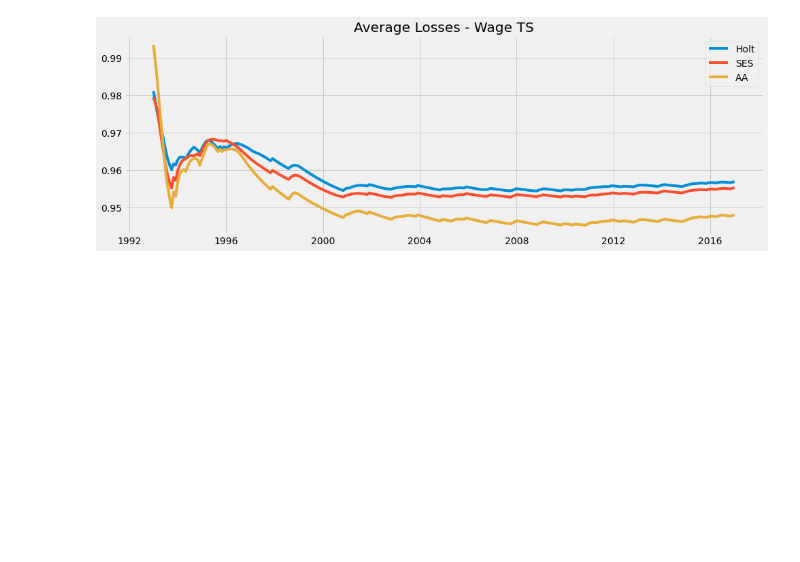
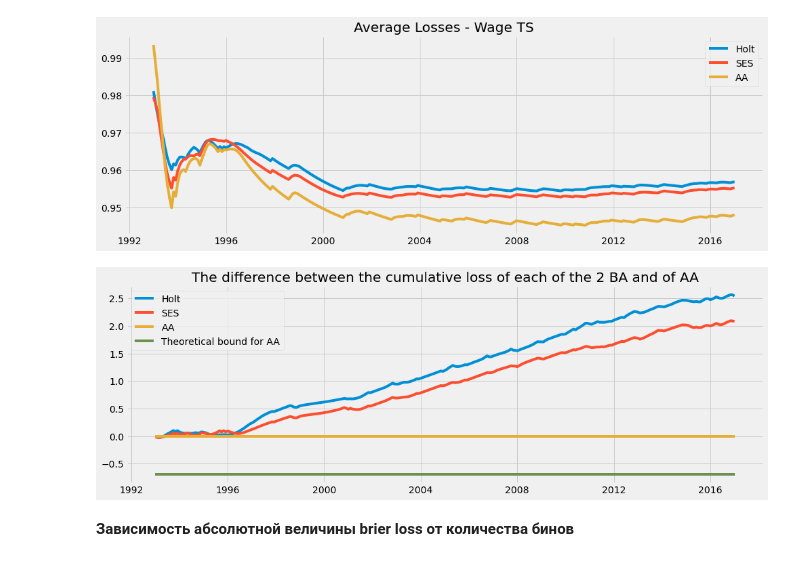
Before and after one commit to aromanenko/AggregatingAlgorithm, a Jupyter notebook: DFA.ipynb, the cells around one changed output. Saved outputs shown, nothing was run; the diff lists cells and outputs as text; code cells hidden in the pictures; blank space fills up the shorter version.

```diff
--- a/DFA.ipynb
+++ b/DFA.ipynb
@@ -284,3 +349,7 @@ SES_preds = get_density_forecast(sunspot_ts.values, 3, SimpleExpSmoothing,
                                  bins=10, omega=omega, fittedvalues=True)
 
 AA_preds = aggregating_algorithm(sunspot_ts.values, 3, {Holt: {}, SimpleExpSmoothing: {}}, bins=10)
+AA_preds2 = aggregating_algorithm(sunspot_ts.values, 3, {Holt: {}, SimpleExpSmoothing: {}},
+                                   bins=10, loss_function=brier_loss2)
+AA_preds3 = aggregating_algorithm(sunspot_ts.values, 3, {Holt: {}, SimpleExpSmoothing: {}},
+                                   bins=10, loss_function=brier_loss3)
@@ -345,3 +454,16 @@ Average Holt Loss: 0.9569211051904591
 Average SES Loss: 0.9553159024288972
 Average AA Loss: 0.948110552855029
 [figure]
+# %%
+plt.figure(figsize=(15, 5))
+plt.plot(wage_ts.index, np.cumsum(Holt_losses) - np.cumsum(AA_losses))
+plt.plot(wage_ts.index, np.cumsum(SES_losses) - np.cumsum(AA_losses))
+plt.plot(wage_ts.index, np.cumsum(AA_losses) - np.cumsum(AA_losses))
+plt.plot(wage_ts.index, -np.full_like(sunspot_ts.index, np.log(2), dtype=float))
+
+plt.title('The diﬀerence between the cumulative loss of each of the 2 BA and of AA')
+plt.legend(['Holt', 'SES', 'AA', 'Theoretical bound for AA'], loc='upper left');
+# %% [output]
+[figure, added]
+# %% [markdown]
+**Зависимость абсолютной величины brier loss от количества бинов**
```
Also changed, not shown: parts of 32 cells of this notebook.
